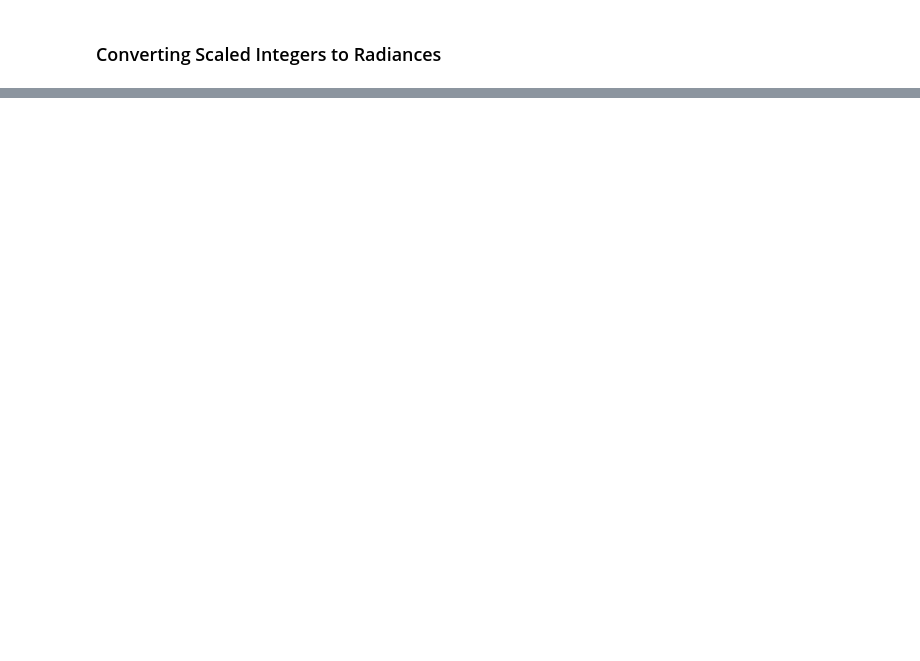
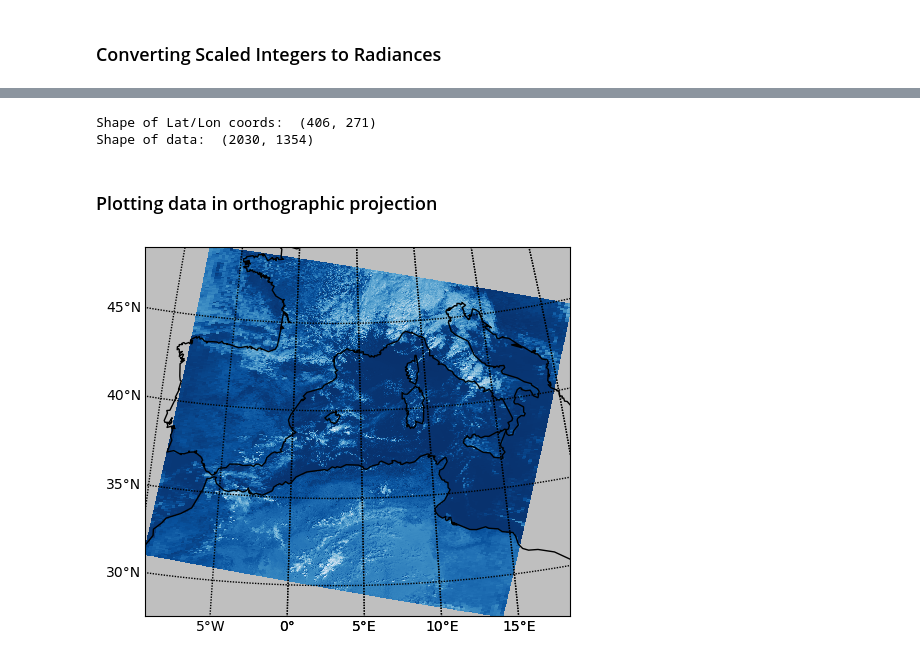
Before and after one commit to spaceml-org/rs_tools, a Jupyter notebook: notebooks/dev/modis/0.3-MODIS-distortion-investigation.ipynb, the cells around one changed output, grey strips where cells are left out. Saved outputs shown, nothing was run; the diff lists cells and outputs as text; code cells hidden in the pictures; blank space fills up the shorter version.

```diff
--- a/notebooks/dev/modis/0.3-MODIS-distortion-investigation.ipynb
+++ b/notebooks/dev/modis/0.3-MODIS-distortion-investigation.ipynb
@@ -183,0 +231,14 @@ ds.EV_250_Aggr1km_RefSB[0].shape
+# %%
+print('Shape of Lat/Lon coords: ', ds.Latitude.shape)
+print('Shape of data: ', ds.EV_250_Aggr1km_RefSB[0].shape)
+# %% [output]
+Shape of Lat/Lon coords:  (406, 271)
+Shape of data:  (2030, 1354)
+# %% [markdown]
+### Plotting data in orthographic projection
+# %%
+lat = ds.Latitude
+lon = ds.Longitude
+
+along_track = corrected_data.shape[0]
+cross_trak = corrected_data.shape[1]
@@ -183,0 +257,40 @@ ds.EV_250_Aggr1km_RefSB[0].shape
+# %%
+# Determine corner coordinates in meters
+
+m1 = Basemap(projection='ortho',lon_0=lon_0,lat_0=lat_0,resolution=None)
+
+xpt0, ypt0 = m1(lon_0,lat_0) # x/y map projection coordinates (in meters)
+
+xpt1, ypt1 = m1(lon[0,0],lat[0,0])
+xpt2, ypt2 = m1(lon[0,-1],lat[0,-1])
+xpt3, ypt3 = m1(lon[-1,-1], \
+                lat[-1,-1])
+xpt4, ypt4 = m1(lon[-1,0],lat[-1,0])
+
+llx = min(xpt1,xpt2,xpt3,xpt4) - xpt0  # lower left
+lly = min(ypt1,ypt2,ypt3,ypt4) - ypt0
+
+urx = max(xpt1,xpt2,xpt3,xpt4) - xpt0  # upper right
+ury = max(ypt1,ypt2,ypt3,ypt4) - ypt0
+# %%
+fig = plt.figure()
+
+ax = fig.add_subplot(111)
+
+ax.patch.set_facecolor((0.75,0.75,0.75))
+
+m = Basemap(projection='ortho',lon_0=lon_0,lat_0=lat_0,resolution='l',\
+    llcrnrx=llx,llcrnry=lly,urcrnrx=urx,urcrnry=ury) # needed to zoom into area of interest
+
+lons, lats = m(lon, lat)
+
+m.pcolormesh(lons, lats, corrected_data[::5, ::5], shading='auto', cmap='Blues_r')
+
+m.drawcoastlines()
+
+m.drawparallels(np.arange(-90.,90.,5.), color='k', labels=[True,False,False,False])
+m.drawmeridians(np.arange(0.,420.,5.), color='k', labels=[False,False,False,True])
+
+plt.show()
+# %% [output]
+[figure, added]
```
Also changed, not shown: parts of 37 cells of this notebook.
